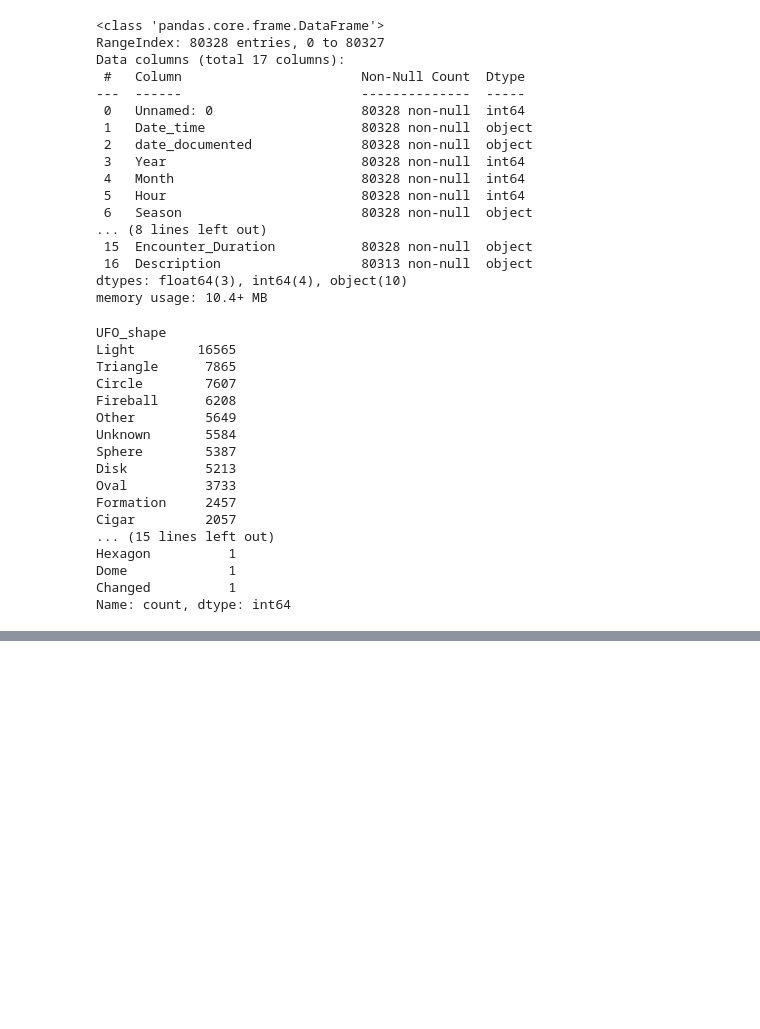
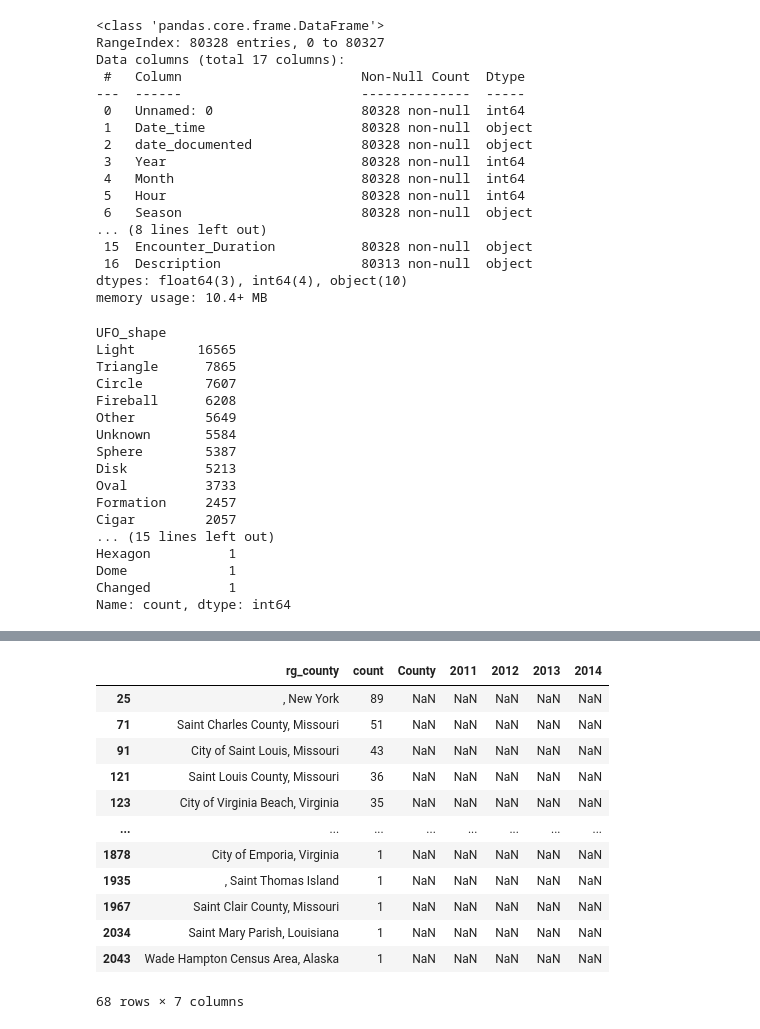
Before and after one commit to quadrillionaiire/Phase-1-Project, a Jupyter notebook: notebooks/Ricky-Notebook.ipynb, the cells around one changed output, grey strips where cells are left out. Drawn from its saved outputs; the diff is of its cells as text; code cells hidden in the pictures; blank space fills up the shorter version.

```diff
--- a/notebooks/Ricky-Notebook.ipynb
+++ b/notebooks/Ricky-Notebook.ipynb
@@ -136,0 +294,2 @@ Name: count, dtype: int64
+# %%
+df_county_pop_weights = pd.read_csv('../data/ufo_data/County_population_weights_2011_to_2014.csv')
@@ -136,0 +320,2 @@ Name: count, dtype: int64
+# %%
+df_county_incidence = df_USA_recent['rg_county'].value_counts().reset_index()
@@ -136,0 +338,4 @@ Name: count, dtype: int64
+# %%
+df_county_heat_info = df_county_incidence.merge(df_county_pop_weights,how='left',left_on='rg_county',right_on='County')
+
+df_county_heat_info.head()
@@ -136,0 +366,16 @@ Name: count, dtype: int64
+# %%
+df_county_heat_info.loc[df_county_heat_info['County'].isna()] #68 counties with name conflict, let's get the list to build a dictionary
+# %% [output]
+|  | rg_county | count | County | 2011 | 2012 | 2013 | 2014 |
+| 25 | , New York | 89 | NaN | NaN | NaN | NaN | NaN |
+| 71 | Saint Charles County, Missouri | 51 | NaN | NaN | NaN | NaN | NaN |
+| 91 | City of Saint Louis, Missouri | 43 | NaN | NaN | NaN | NaN | NaN |
+| 121 | Saint Louis County, Missouri | 36 | NaN | NaN | NaN | NaN | NaN |
+| 123 | City of Virginia Beach, Virginia | 35 | NaN | NaN | NaN | NaN | NaN |
+| ... | ... | ... | ... | ... | ... | ... | ... |
+| 1878 | City of Emporia, Virginia | 1 | NaN | NaN | NaN | NaN | NaN |
+| 1935 | , Saint Thomas Island | 1 | NaN | NaN | NaN | NaN | NaN |
+| 1967 | Saint Clair County, Missouri | 1 | NaN | NaN | NaN | NaN | NaN |
+| 2034 | Saint Mary Parish, Louisiana | 1 | NaN | NaN | NaN | NaN | NaN |
+| 2043 | Wade Hampton Census Area, Alaska | 1 | NaN | NaN | NaN | NaN | NaN |
+68 rows × 7 columns
```
Also changed, not shown: parts of 52 cells of this notebook, 3 other files.
